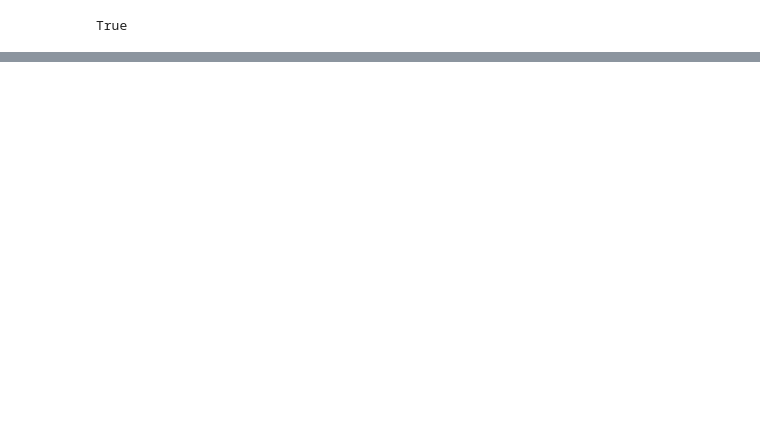
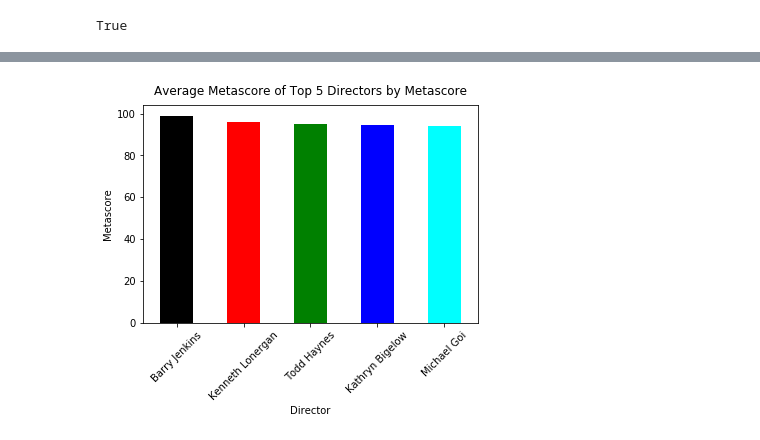
Before and after one commit to koyeliaghosh/Data-Projects-Automobile_data.csv, a Jupyter notebook: 100.ipynb, the cells around one changed output, grey strips where cells are left out. Saved outputs shown, nothing was run; the diff lists cells and outputs as text; code cells hidden in the pictures; blank space fills up the shorter version.

```diff
--- a/100.ipynb
+++ b/100.ipynb
@@ -93,0 +369,5 @@ Returns the missing value percentage of a series
+# %%
+# Find out the top 5 directors by Metacritic Score
+meta_directors = movies.groupby('Director').agg({'Metascore': 'mean', 'Rank': 'count'})
+top_5_meta_directors = meta_directors.rename(columns={'Rank': 'Movies Count'}).sort_values('Metascore', ascending=False)[:5]
+top_5_meta_directors
@@ -93,0 +382,8 @@ Returns the missing value percentage of a series
+# %%
+# Plot the result
+ax = top_5_meta_directors['Metascore'].plot.bar(color=['black', 'red', 'green', 'blue', 'cyan']);
+ax.set_ylabel('Metascore')
+ax.set_title('Average Metascore of Top 5 Directors by Metascore', y=1.02)
+ax.set_xticklabels(top_5_meta_directors.index, rotation = 45);
+# %% [output]
+[figure, added]
```
Also changed, not shown: parts of 131 cells of this notebook.
